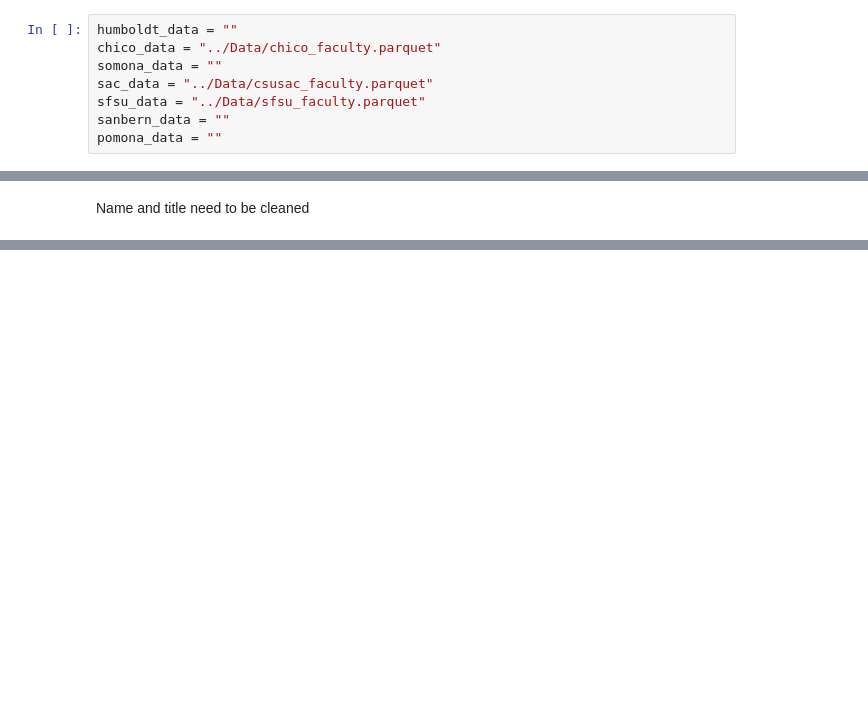
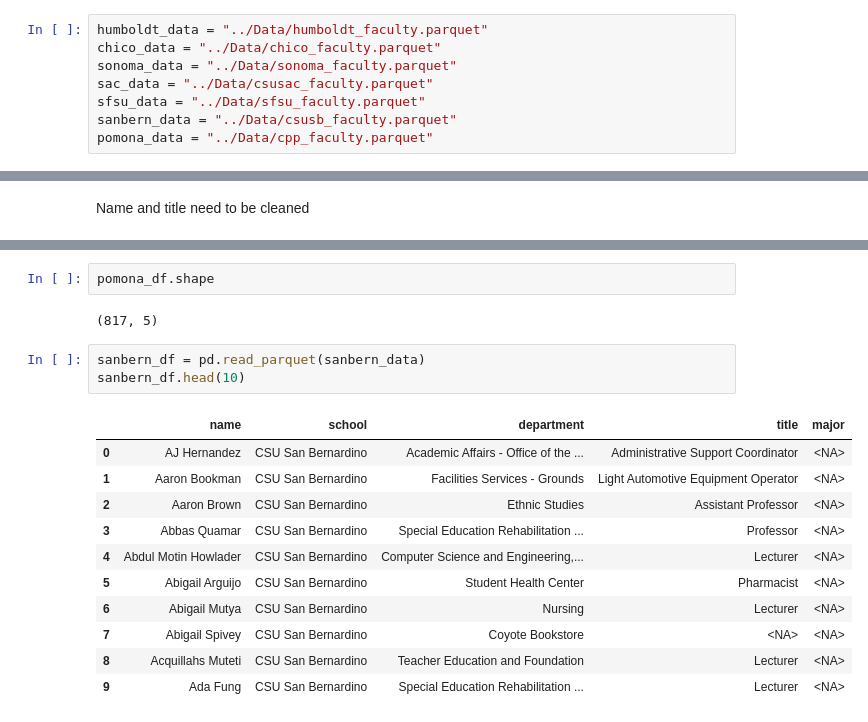
Before and after one commit to CSC4693-Fall-2026/CSC4693, a Jupyter notebook: Faculty/data_processors/csu_dataset_verification.ipynb, the cells around one changed output, grey strips where cells are left out. Drawn from its saved outputs; the diff is of its cells as text; blank space fills up the shorter version.

```diff
--- a/Faculty/data_processors/csu_dataset_verification.ipynb
+++ b/Faculty/data_processors/csu_dataset_verification.ipynb
@@ -6,13 +6,13 @@ This notebook cleans and verifys that the parquets for Humboldt, Chico, Somona,
 - Title
 - Major (null if they don't have)
 # %%
-humboldt_data = ""
+humboldt_data = "../Data/humboldt_faculty.parquet"
 chico_data = "../Data/chico_faculty.parquet"
-somona_data = ""
+sonoma_data = "../Data/sonoma_faculty.parquet"
 sac_data = "../Data/csusac_faculty.parquet"
 sfsu_data = "../Data/sfsu_faculty.parquet"
-sanbern_data = ""
-pomona_data = ""
+sanbern_data = "../Data/csusb_faculty.parquet"
+pomona_data = "../Data/cpp_faculty.parquet"
 # %%
 import pandas as pd
 import duckdb
@@ -127,0 +406,19 @@ sfsu_df.head(5)
+# %%
+pomona_df.shape
+# %% [output]
+(817, 5)
+# %%
+sanbern_df = pd.read_parquet(sanbern_data)
+sanbern_df.head(10)
+# %% [output]
+|  | name | school | department | title | major |
+| 0 | AJ Hernandez | CSU San Bernardino | Academic Affairs - Office of the ... | Administrative Support Coordinator | <NA> |
+| 1 | Aaron Bookman | CSU San Bernardino | Facilities Services - Grounds | Light Automotive Equipment Operator | <NA> |
+| 2 | Aaron Brown | CSU San Bernardino | Ethnic Studies | Assistant Professor | <NA> |
+| 3 | Abbas Quamar | CSU San Bernardino | Special Education Rehabilitation ... | Professor | <NA> |
+| 4 | Abdul Motin Howlader | CSU San Bernardino | Computer Science and Engineering,... | Lecturer | <NA> |
+| 5 | Abigail Arguijo | CSU San Bernardino | Student Health Center | Pharmacist | <NA> |
+| 6 | Abigail Mutya | CSU San Bernardino | Nursing | Lecturer | <NA> |
+| 7 | Abigail Spivey | CSU San Bernardino | Coyote Bookstore | <NA> | <NA> |
+| 8 | Acquillahs Muteti | CSU San Bernardino | Teacher Education and Foundation | Lecturer | <NA> |
+| 9 | Ada Fung | CSU San Bernardino | Special Education Rehabilitation ... | Lecturer | <NA> |
```
Also changed, not shown: parts of 28 cells of this notebook, 2 other files.
